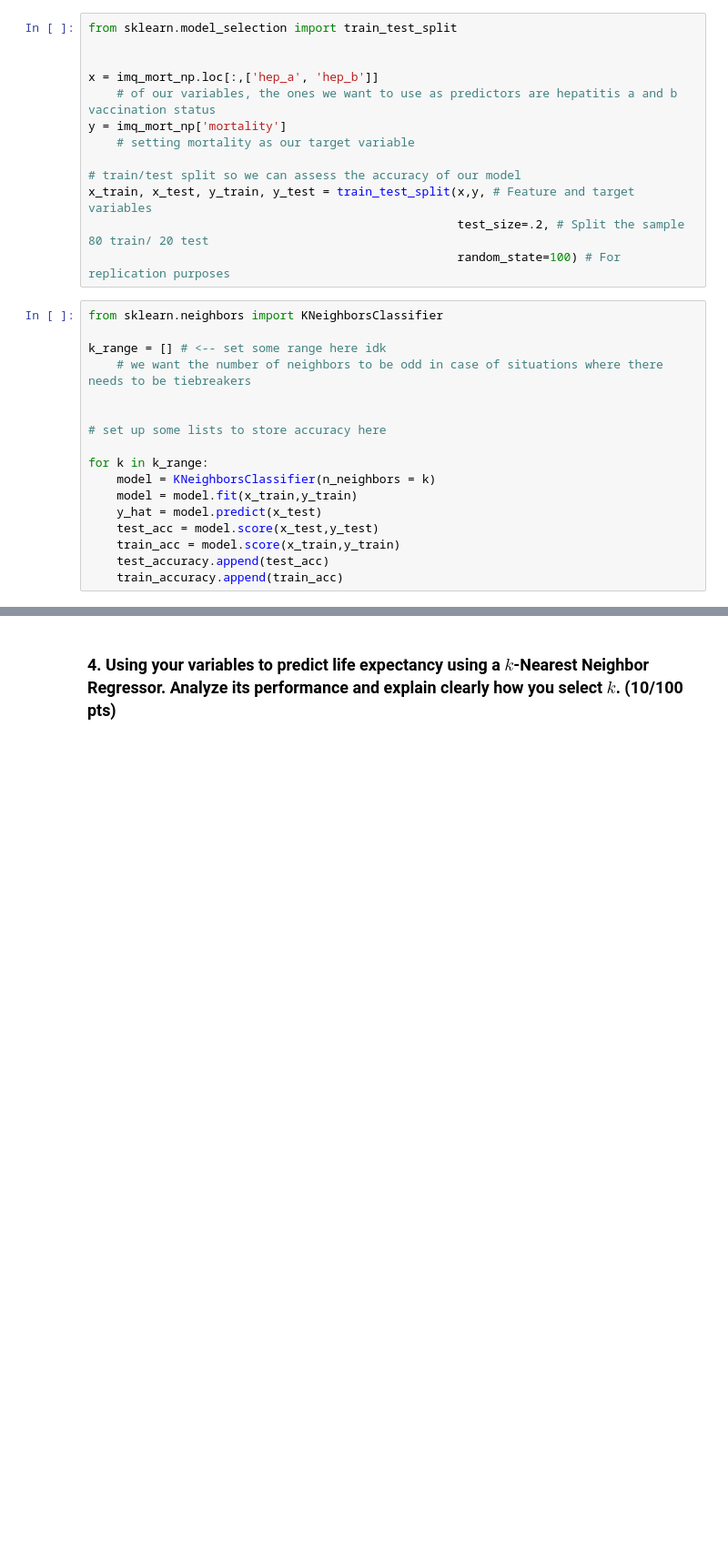
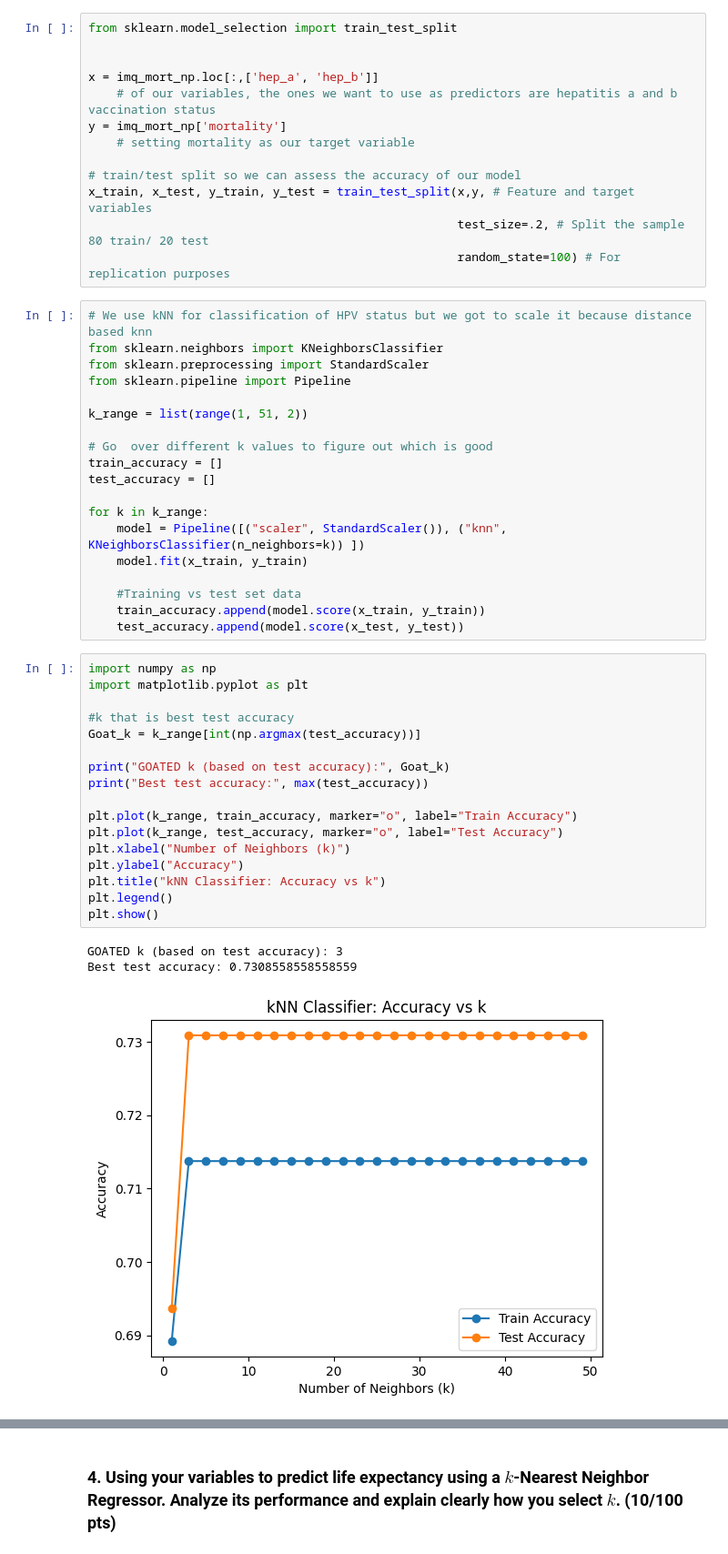
Before and after one commit to swt2vv/ds3021-project1, a Jupyter notebook: project_1_bsds.ipynb, the cells around one changed output, grey strips where cells are left out. Shown at 91% size. Drawn from its saved outputs; the diff is of its cells as text; blank space fills up the shorter version.

```diff
--- a/project_1_bsds.ipynb
+++ b/project_1_bsds.ipynb
@@ -331,20 +331,43 @@ x_train, x_test, y_train, y_test = train_test_split(x,y, # Feature and target va
                                                     test_size=.2, # Split the sample 80 train/ 20 test
                                                     random_state=100) # For replication purposes
 # %%
+# We use kNN for classification of HPV status but we got to scale it because distance based knn
 from sklearn.neighbors import KNeighborsClassifier
+from sklearn.preprocessing import StandardScaler
+from sklearn.pipeline import Pipeline
 
-k_range = [] # <-- set some range here idk
-    # we want the number of neighbors to be odd in case of situations where there needs to be tiebreakers
+k_range = list(range(1, 51, 2))
 
-
-# set up some lists to store accuracy here
+# Go  over different k values to figure out which is good
+train_accuracy = []
+test_accuracy = []
 
 for k in k_range:
-    model = KNeighborsClassifier(n_neighbors = k)
-    model = model.fit(x_train,y_train)
-    y_hat = model.predict(x_test)
-    test_acc = model.score(x_test,y_test)
-    train_acc = model.score(x_train,y_train)
-    test_accuracy.append(test_acc)
-    train_accuracy.append(train_acc)
+    model = Pipeline([("scaler", StandardScaler()), ("knn", KNeighborsClassifier(n_neighbors=k)) ])
+    model.fit(x_train, y_train)
+
+    #Training vs test set data
+    train_accuracy.append(model.score(x_train, y_train))
+    test_accuracy.append(model.score(x_test, y_test))
+# %%
+import numpy as np
+import matplotlib.pyplot as plt
+
+#k that is best test accuracy
+Goat_k = k_range[int(np.argmax(test_accuracy))]
+
+print("GOATED k (based on test accuracy):", Goat_k)
+print("Best test accuracy:", max(test_accuracy))
+
+plt.plot(k_range, train_accuracy, marker="o", label="Train Accuracy")
+plt.plot(k_range, test_accuracy, marker="o", label="Test Accuracy")
+plt.xlabel("Number of Neighbors (k)")
+plt.ylabel("Accuracy")
+plt.title("kNN Classifier: Accuracy vs k")
+plt.legend()
+plt.show()
+# %% [output]
+GOATED k (based on test accuracy): 3
+Best test accuracy: 0.7308558558558559
+[figure, added]
 # %%
```
Also changed, not shown: parts of 3 cells of this notebook.
